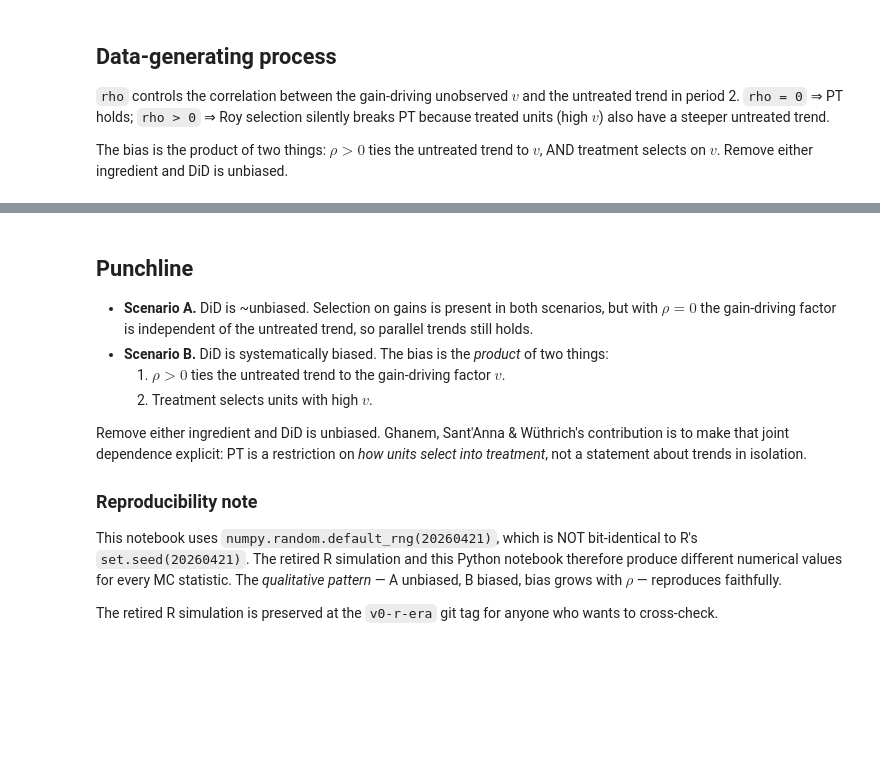
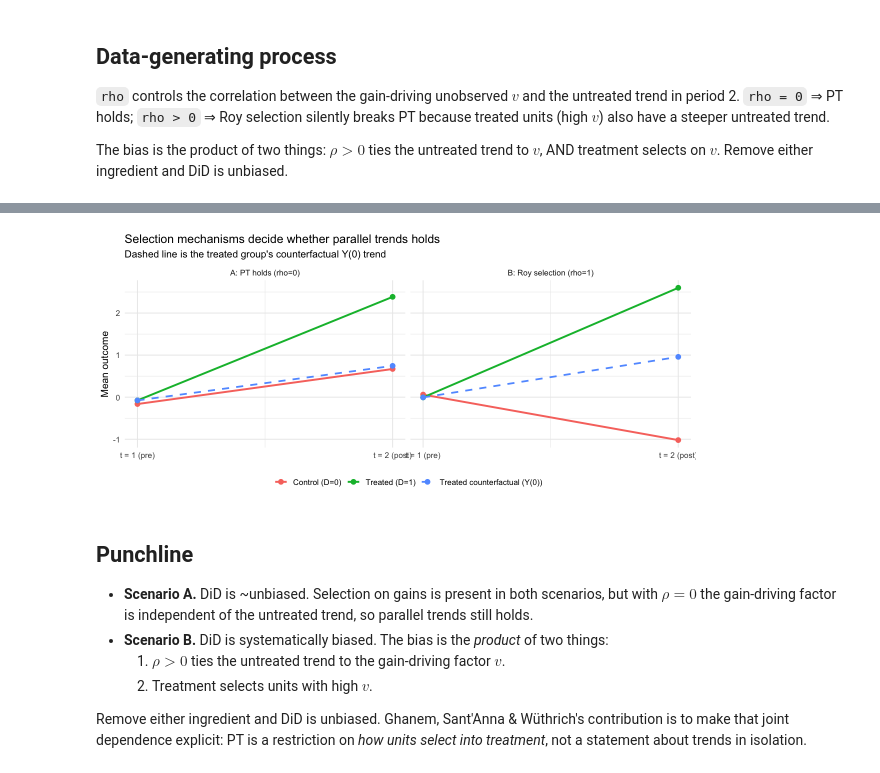
Before and after one commit to afrtrivi1120/causal-inference-papers-explainer, a Jupyter notebook: papers/did/01-ghanem-santanna-wuthrich-selection-parallel-trends/simulation.ipynb, the cells around one changed output, grey strips where cells are left out. Drawn from its saved outputs; the diff is of its cells as text; code cells hidden in the pictures; blank space fills up the shorter version.

```diff
--- a/papers/did/01-ghanem-santanna-wuthrich-selection-parallel-trends/simulation.ipynb
+++ b/papers/did/01-ghanem-santanna-wuthrich-selection-parallel-trends/simulation.ipynb
@@ -47,14 +34,14 @@ statsmodels  0.14.6
 
 Tunable constants. `N_SIM` controls Monte Carlo draws — drop to 50 for quick iteration.
 # %%
-N_SIM  = 300    # Monte Carlo draws per scenario
-N      = 2000   # Units per draw
-TAU    = 1.5    # True per-unit gain base. With v ~ N(0,1) this implies
-                # P(D=1) ~ Phi(1.5) ~ 0.93 — an intentionally imbalanced
-                # split that magnifies the Roy-selection bias.
-LAMBDA = 1.0    # Spread of individual gains around TAU
-GAMMA  = 0.8    # Common time effect in Y(0,t=2) - Y(0,t=1)
-SIGMA  = 0.5    # Idiosyncratic noise sd
+N_SIM  <- 300    # Monte Carlo draws per scenario
+N      <- 2000   # Units per draw
+TAU    <- 1.5    # True per-unit gain base. With v ~ N(0,1) this implies
+                 # P(D=1) ~ Phi(1.5) ~ 0.93 — an intentionally imbalanced
+                 # split that magnifies the Roy-selection bias.
+LAMBDA <- 1.0    # Spread of individual gains around TAU
+GAMMA  <- 0.8    # Common time effect in Y(0,t=2) - Y(0,t=1)
+SIGMA  <- 0.5    # Idiosyncratic noise sd
 # %% [markdown]
 ## Data-generating process
 
@@ -223,3 +135,55 @@ plt.show()
+# %%
+set.seed(20260421)  # re-anchor for reproducible plot
+
+draw_for_plot <- function(rho, label) {
+  dgp <- draw_dgp(rho)
+  tibble(
+    scenario = label,
+    period   = rep(c(1, 2), each = N),
+    D        = rep(dgp$D, 2),
+    y        = c(dgp$y_t1, dgp$y_t2),
+    y0       = c(dgp$y0_t1, dgp$y0_t2)
+  )
+}
+
+plot_df <- bind_rows(
+  draw_for_plot(0.0, 'A: PT holds (rho=0)'),
+  draw_for_plot(1.0, 'B: Roy selection (rho=1)')
+)
+
+group_means <- plot_df |>
+  group_by(scenario, period, D) |>
+  summarise(y_mean = mean(y), y0_mean = mean(y0), .groups = 'drop') |>
+  mutate(group = ifelse(D == 1, 'Treated (D=1)', 'Control (D=0)'))
+
+treat_cf <- plot_df |>
+  filter(D == 1) |>
+  group_by(scenario, period) |>
+  summarise(y0_mean = mean(y0), .groups = 'drop') |>
+  mutate(group = 'Treated counterfactual (Y(0))')
+
+options(repr.plot.width = 10, repr.plot.height = 4.5)
+
+ggplot(group_means, aes(x = period, y = y_mean, colour = group)) +
+  geom_line(linewidth = 1.1) +
+  geom_point(size = 2.5) +
+  geom_line(
+    data = treat_cf,
+    aes(x = period, y = y0_mean, colour = group),
+    linewidth = 1.0, linetype = 'dashed'
+  ) +
+  geom_point(data = treat_cf, aes(x = period, y = y0_mean, colour = group), size = 2.5) +
+  scale_x_continuous(breaks = c(1, 2), labels = c('t = 1 (pre)', 't = 2 (post)')) +
+  facet_wrap(~ scenario, ncol = 2) +
+  labs(
+    title = 'Selection mechanisms decide whether parallel trends holds',
+    subtitle = 'Dashed line is the treated group\'s counterfactual Y(0) trend',
+    x = NULL, y = 'Mean outcome', colour = NULL
+  ) +
+  theme_minimal(base_size = 12) +
+  theme(legend.position = 'bottom')
+# %% [output]
+[figure, added]
 # %% [markdown]
 ## Punchline
 
@@ -229,9 +193,3 @@ plt.show()
   2. Treatment selects units with high $v$.
 
 Remove either ingredient and DiD is unbiased. Ghanem, Sant'Anna & Wüthrich's contribution is to make that joint dependence explicit: PT is a restriction on *how units select into treatment*, not a statement about trends in isolation.
-
-### Reproducibility note
-
-This notebook uses `numpy.random.default_rng(20260421)`, which is NOT bit-identical to R's `set.seed(20260421)`. The retired R simulation and this Python notebook therefore produce different numerical values for every MC statistic. The *qualitative pattern* — A unbiased, B biased, bias grows with $\rho$ — reproduces faithfully.
-
-The retired R simulation is preserved at the `v0-r-era` git tag for anyone who wants to cross-check.
```
Also changed, not shown: parts of 8 cells of this notebook, 2 other files.
